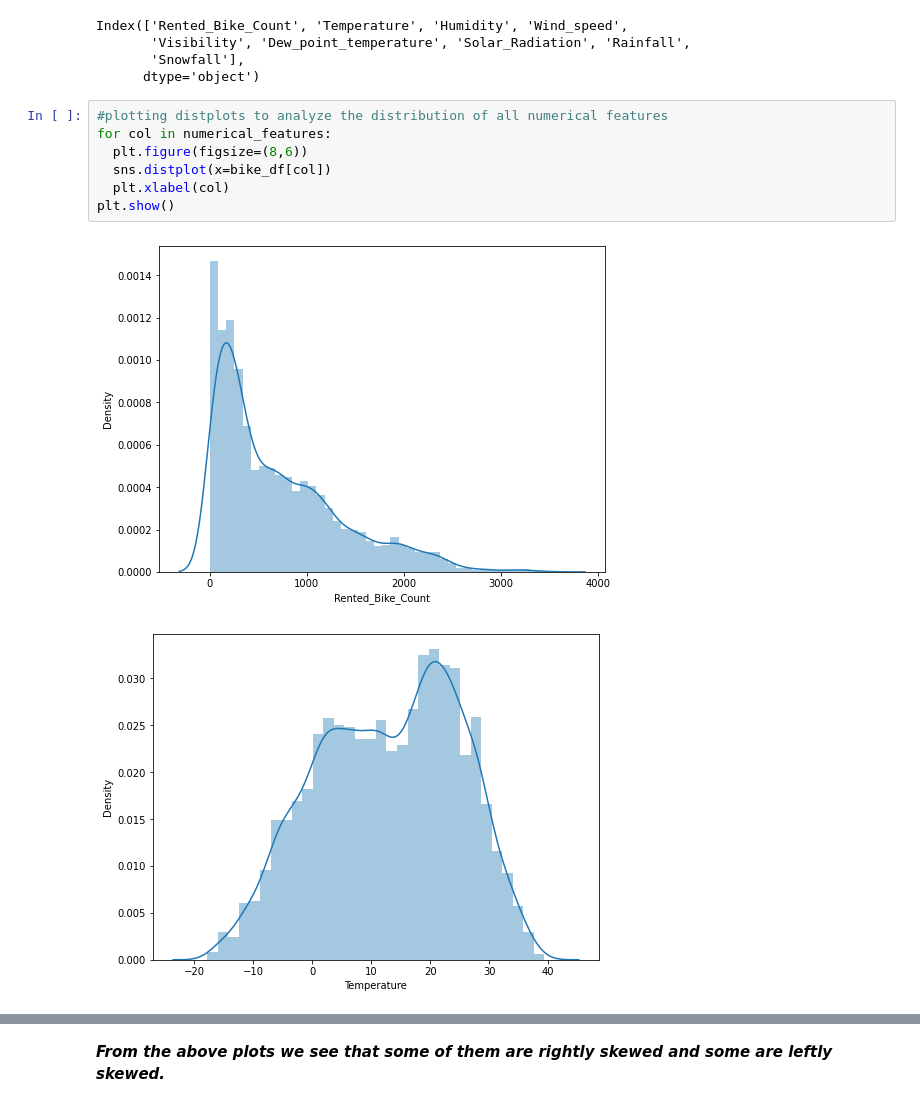
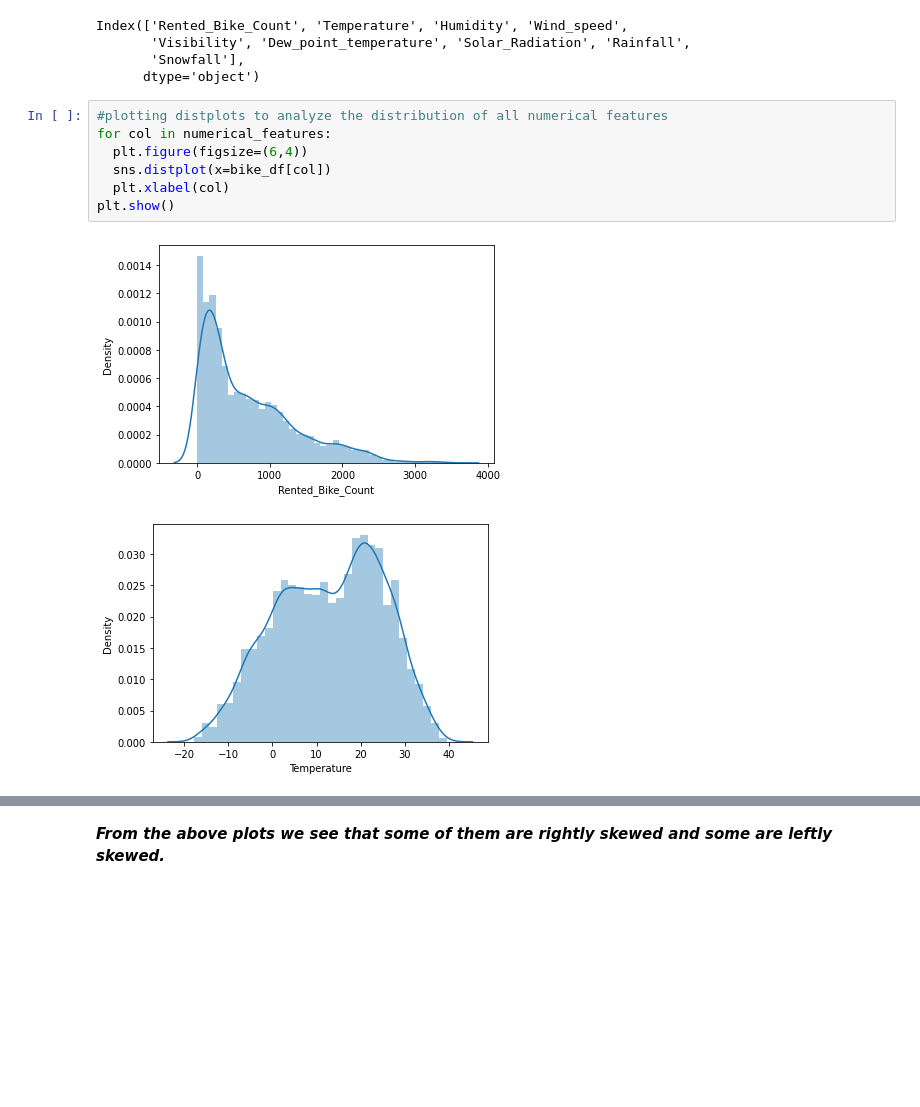
Before and after one commit to roysoni24/Bike-Sharing-Demand-Prediction, a Jupyter notebook: Copy_of_Bike_Sharing_Demand_Prediction_Capstone_Project.ipynb, the cells around one changed output, grey strips where cells are left out. Cells and saved outputs as stored; diff of their text form; blank space fills up the shorter version.

```diff
--- a/Copy_of_Bike_Sharing_Demand_Prediction_Capstone_Project.ipynb
+++ b/Copy_of_Bike_Sharing_Demand_Prediction_Capstone_Project.ipynb
@@ -375,10 +371,10 @@ Index(['Rented_Bike_Count', 'Temperature', 'Humidity', 'Wind_speed',
 # %%
 #plotting distplots to analyze the distribution of all numerical features
 for col in numerical_features:
-  plt.figure(figsize=(8,6))
+  plt.figure(figsize=(6,4))
   sns.distplot(x=bike_df[col])
   plt.xlabel(col)
 plt.show()
 # %% [output]
-[figure, old version]
+[figure, new version]
-[figure, old version]
+[figure, new version]
```
Also changed, not shown: parts of 20 cells of this notebook.
